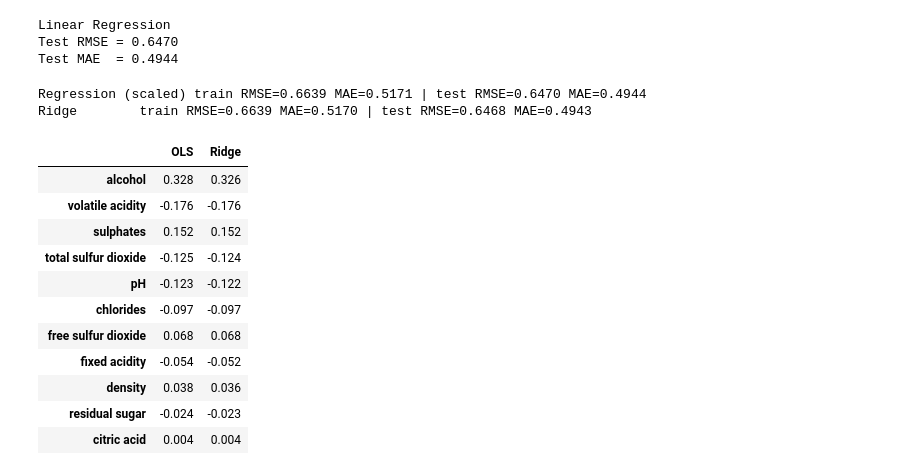
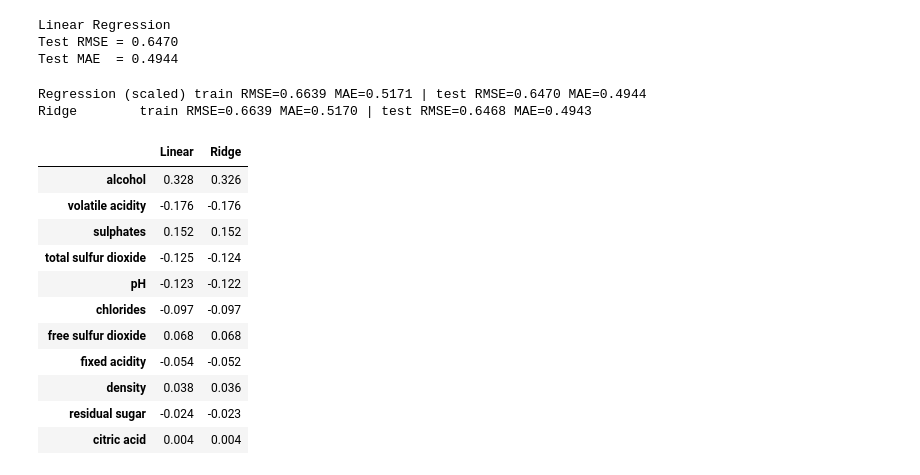
Before and after one commit to Megakret/ml_course_mai, a Jupyter notebook: regression/lab1.ipynb, the cells around one changed output. Saved outputs shown, nothing was run; the diff lists cells and outputs as text; code cells hidden in the pictures.

```diff
--- a/regression/lab1.ipynb
+++ b/regression/lab1.ipynb
@@ -405,35 +405,35 @@ Test MAE  = 0.4944
 # %%
 from sklearn.preprocessing import StandardScaler
 from sklearn.linear_model import Ridge
 from sklearn.metrics import root_mean_squared_error, mean_absolute_error
 
 scaled_linear = Pipeline([
     ("scaler", StandardScaler()),
     ("regressor", LinearRegression()),
 ]).fit(X_train, y_train)
 
 ridge = Pipeline([
     ("scaler", StandardScaler()),
     ("regressor", Ridge()),
 ]).fit(X_train, y_train)
 
-for name, model in [("Regression (scaled)", scaled_linear), ("Ridge", ridge)]:
+for name, model in [("Linear (scaled)", scaled_linear), ("Ridge", ridge)]:
     train_rmse = root_mean_squared_error(y_train, model.predict(X_train))
     train_mae = mean_absolute_error(y_train, model.predict(X_train))
     test_rmse = root_mean_squared_error(y_test, model.predict(X_test))
     test_mae = mean_absolute_error(y_test, model.predict(X_test))
     print(f"{name:12s} train RMSE={train_rmse:.4f} MAE={train_mae:.4f} | test RMSE={test_rmse:.4f} MAE={test_mae:.4f}")
 
 coefficients = pd.DataFrame({
-    "OLS": scaled_linear.named_steps["regressor"].coef_,
+    "Linear": scaled_linear.named_steps["regressor"].coef_,
     "Ridge": ridge.named_steps["regressor"].coef_,
 }, index=X_train.columns)
 coefficients = coefficients.reindex(coefficients["Ridge"].abs().sort_values(ascending=False).index)
 coefficients.round(3)
 # %% [output]
 Regression (scaled) train RMSE=0.6639 MAE=0.5171 | test RMSE=0.6470 MAE=0.4944
 Ridge        train RMSE=0.6639 MAE=0.5170 | test RMSE=0.6468 MAE=0.4943
-|  | OLS | Ridge |
+|  | Linear | Ridge |
 | alcohol | 0.328 | 0.326 |
 | volatile acidity | -0.176 | -0.176 |
 | sulphates | 0.152 | 0.152 |
```
Also changed, not shown: parts of 1 cell of this notebook.
